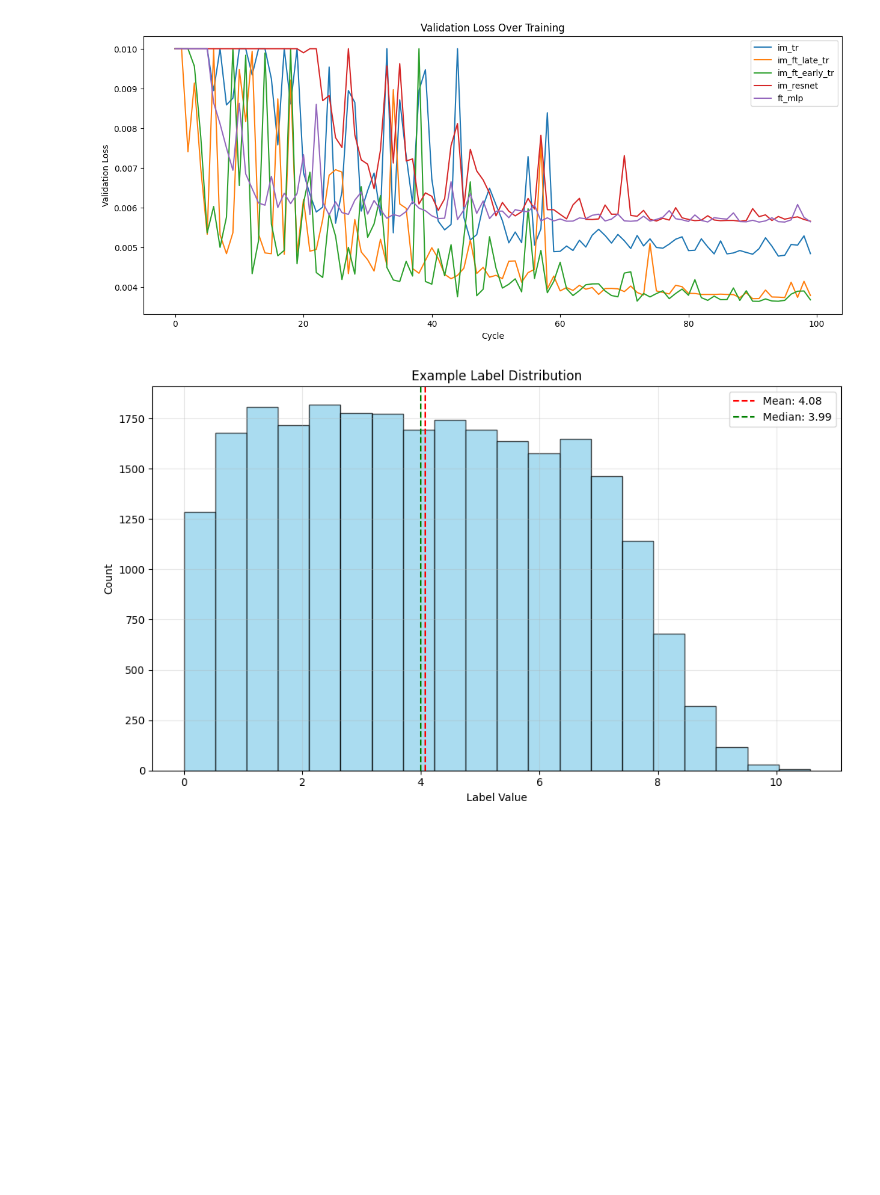
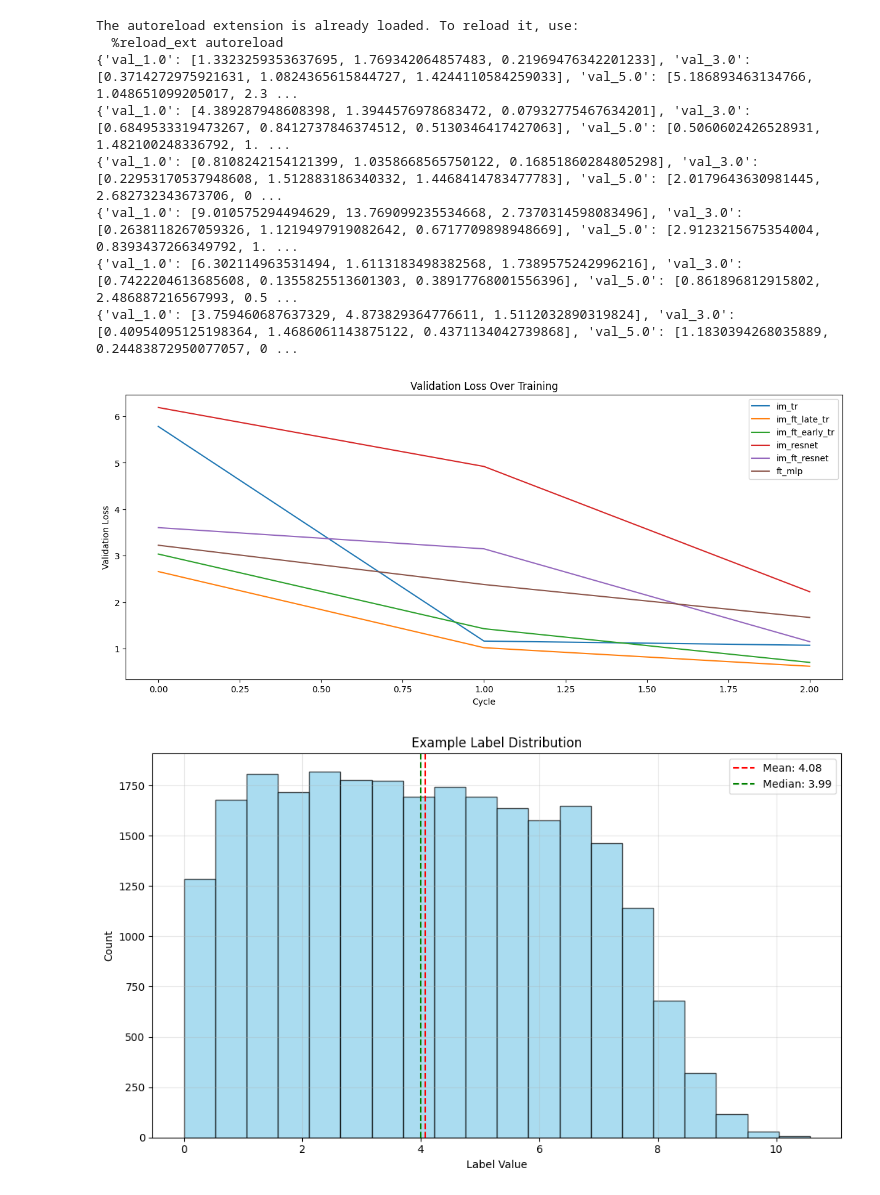
Before and after one commit to Biomedical-Imaging-Group/MolecularDiffusion_MiViT, a Jupyter notebook: train_resultsImagesFeatures.ipynb, the cells around one changed output. Saved outputs shown, nothing was run; the diff lists cells and outputs as text; code cells hidden in the pictures; blank space fills up the shorter version.

```diff
--- a/train_resultsImagesFeatures.ipynb
+++ b/train_resultsImagesFeatures.ipynb
@@ -3,36 +3,45 @@ import torch
 import matplotlib.pyplot as plt
 from trainSettingsImagesFeatures import *
 from helpersPlot import *
 import pandas as pd
 import seaborn as sns
 
 
 %load_ext autoreload
 %reload_ext autoreload
 %autoreload 2
 
 
 # Load training results
-results = torch.load("training_results_ImFt.pth",map_location=torch.device('cpu'))
+results = torch.load("training_results_testos.pth",map_location=torch.device('cpu'))
 
 # Extract data
 validation_losses = results["validation_losses"]
 all_labels = results["all_labels"]
 model_weights = results["model_weights"]
 plt.figure(figsize=(15, 6))  # <-- Add this line to control figure size
 
 
 # Example: Plot validation loss curves
 for model_name, losses in validation_losses.items():
-    plt.plot(np.clip(losses["val_avg"],0,0.01), label=model_name)
+    print(losses)
+    plt.plot(np.clip(losses["val_avg"],0,10), label=model_name)
 
 plt.xlabel("Cycle")
 plt.ylabel("Validation Loss")
 plt.legend()
 plt.title("Validation Loss Over Training")
 plt.show()
 # %% [output]
+The autoreload extension is already loaded. To reload it, use:
+  %reload_ext autoreload
+{'val_1.0': [1.3323259353637695, 1.769342064857483, 0.21969476342201233], 'val_3.0': [0.3714272975921631, 1.0824365615844727, 1.4244110584259033], 'val_5.0': [5.186893463134766, 1.048651099205017, 2.3 ...
+{'val_1.0': [4.389287948608398, 1.3944576978683472, 0.07932775467634201], 'val_3.0': [0.6849533319473267, 0.8412737846374512, 0.5130346417427063], 'val_5.0': [0.5060602426528931, 1.482100248336792, 1. ...
+{'val_1.0': [0.8108242154121399, 1.0358668565750122, 0.16851860284805298], 'val_3.0': [0.22953170537948608, 1.512883186340332, 1.4468414783477783], 'val_5.0': [2.0179643630981445, 2.682732343673706, 0 ...
+{'val_1.0': [9.010575294494629, 13.769099235534668, 2.7370314598083496], 'val_3.0': [0.2638118267059326, 1.1219497919082642, 0.6717709898948669], 'val_5.0': [2.9123215675354004, 0.8393437266349792, 1. ...
+{'val_1.0': [6.302114963531494, 1.6113183498382568, 1.7389575242996216], 'val_3.0': [0.7422204613685608, 0.1355825513601303, 0.38917768001556396], 'val_5.0': [0.861896812915802, 2.486887216567993, 0.5 ...
+{'val_1.0': [3.759460687637329, 4.873829364776611, 1.5112032890319824], 'val_3.0': [0.40954095125198364, 1.4686061143875122, 0.4371134042739868], 'val_5.0': [1.1830394268035889, 0.24483872950077057, 0 ...
-[figure, old version]
+[figure, new version]
 # %%
 import matplotlib.pyplot as plt
 import numpy as np
```
Also changed, not shown: parts of 4 cells of this notebook, 5 other files.
